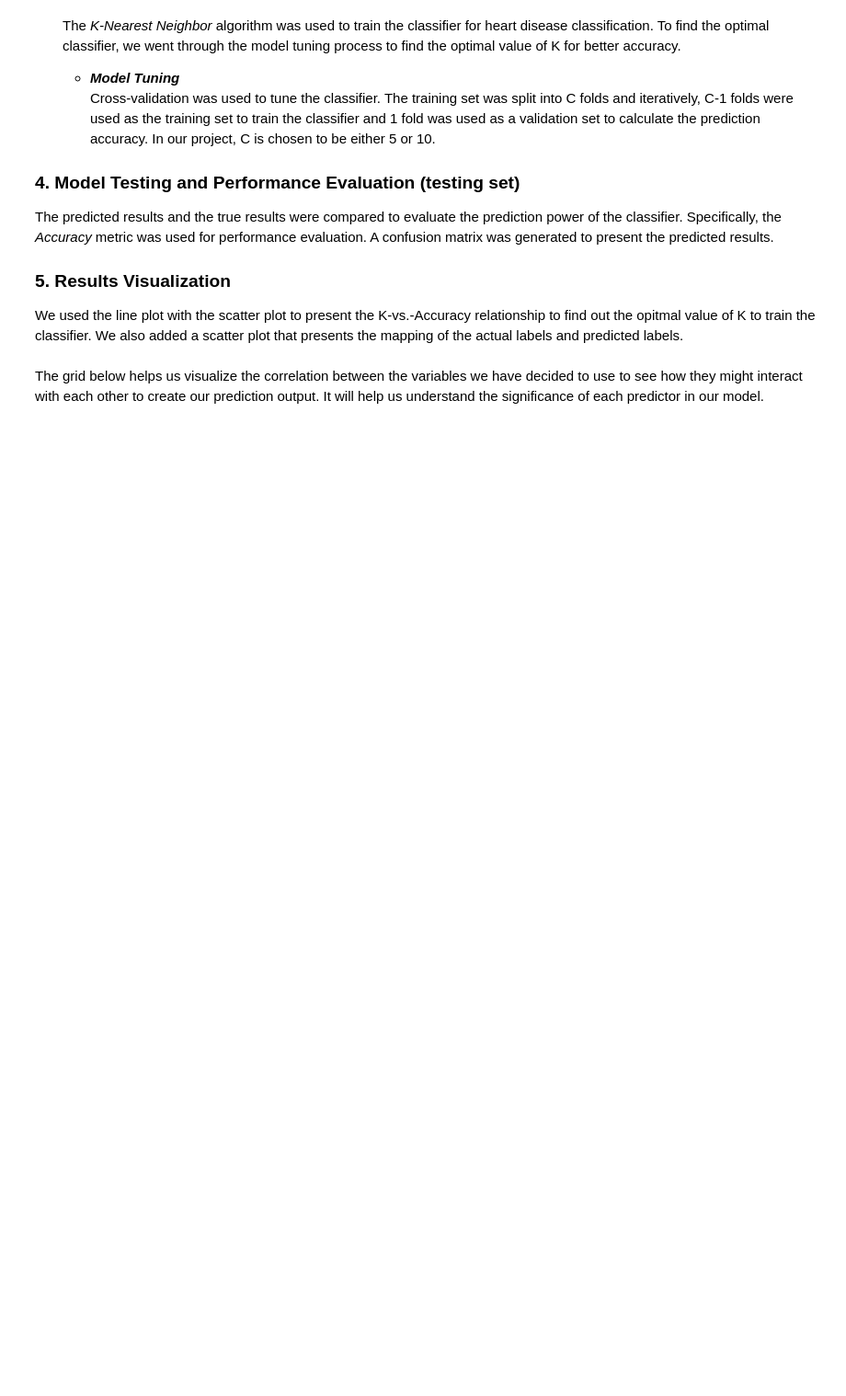
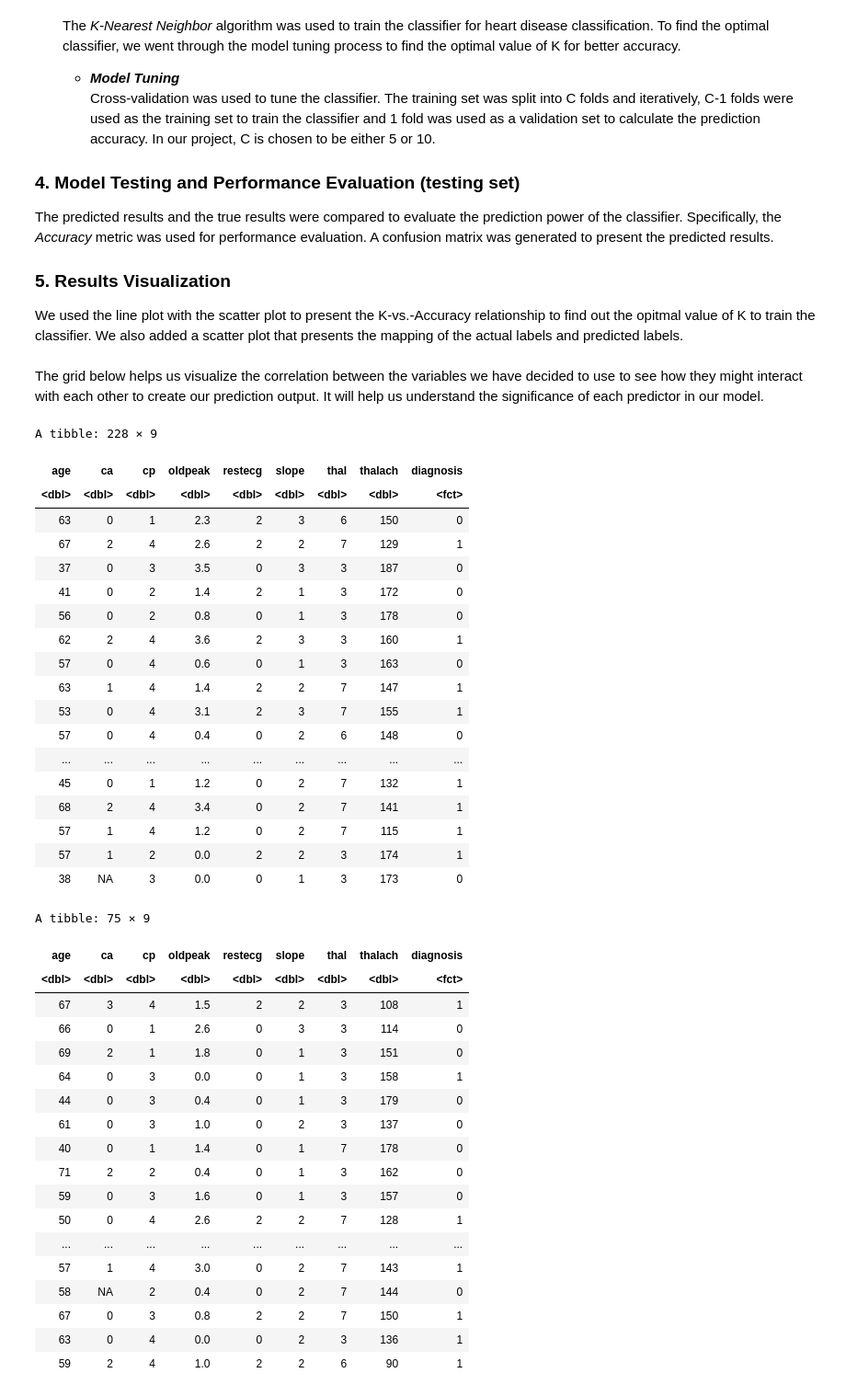
Before and after one commit to acholj/Updated-DSCI-Group-Project, a Jupyter notebook: Heart_Disease_Report.ipynb, the cells around one changed output. Shown at 92% size. Saved outputs shown, nothing was run; the diff lists cells and outputs as text; code cells hidden in the pictures; blank space fills up the shorter version.

```diff
--- a/Heart_Disease_Report.ipynb
+++ b/Heart_Disease_Report.ipynb
@@ -440,3 +440,48 @@ options(repr.plot.width=12,repr.plot.height = 12)
 ggpairs(heart_train, columns = 1:5, ggplot2::aes(colour = diagnosis))
 
 # Source: https://www.r-graph-gallery.com/199-correlation-matrix-with-ggally.html#:~:text=The%20ggpairs()%20function%20of,is%20available%20on%20the%20diagonal.
+# %%
+heart_train_selected <- heart_train %>% select(age,ca,cp,oldpeak,restecg,slope, thal, thalach, diagnosis)
+heart_test_selected <- heart_test %>% select(age,ca,cp,oldpeak,restecg,slope, thal, thalach, diagnosis)
+
+heart_train_selected
+heart_test_selected
+# %% [output]
+A tibble: 228 × 9
+| age | ca | cp | oldpeak | restecg | slope | thal | thalach | diagnosis |
+| <dbl> | <dbl> | <dbl> | <dbl> | <dbl> | <dbl> | <dbl> | <dbl> | <fct> |
+| 63 | 0 | 1 | 2.3 | 2 | 3 | 6 | 150 | 0 |
+| 67 | 2 | 4 | 2.6 | 2 | 2 | 7 | 129 | 1 |
+| 37 | 0 | 3 | 3.5 | 0 | 3 | 3 | 187 | 0 |
+| 41 | 0 | 2 | 1.4 | 2 | 1 | 3 | 172 | 0 |
+| 56 | 0 | 2 | 0.8 | 0 | 1 | 3 | 178 | 0 |
+| 62 | 2 | 4 | 3.6 | 2 | 3 | 3 | 160 | 1 |
+| 57 | 0 | 4 | 0.6 | 0 | 1 | 3 | 163 | 0 |
+| 63 | 1 | 4 | 1.4 | 2 | 2 | 7 | 147 | 1 |
+| 53 | 0 | 4 | 3.1 | 2 | 3 | 7 | 155 | 1 |
+| 57 | 0 | 4 | 0.4 | 0 | 2 | 6 | 148 | 0 |
+| ... | ... | ... | ... | ... | ... | ... | ... | ... |
+| 45 | 0 | 1 | 1.2 | 0 | 2 | 7 | 132 | 1 |
+| 68 | 2 | 4 | 3.4 | 0 | 2 | 7 | 141 | 1 |
+| 57 | 1 | 4 | 1.2 | 0 | 2 | 7 | 115 | 1 |
+| 57 | 1 | 2 | 0.0 | 2 | 2 | 3 | 174 | 1 |
+| 38 | NA | 3 | 0.0 | 0 | 1 | 3 | 173 | 0 |
+A tibble: 75 × 9
+| age | ca | cp | oldpeak | restecg | slope | thal | thalach | diagnosis |
+| <dbl> | <dbl> | <dbl> | <dbl> | <dbl> | <dbl> | <dbl> | <dbl> | <fct> |
+| 67 | 3 | 4 | 1.5 | 2 | 2 | 3 | 108 | 1 |
+| 66 | 0 | 1 | 2.6 | 0 | 3 | 3 | 114 | 0 |
+| 69 | 2 | 1 | 1.8 | 0 | 1 | 3 | 151 | 0 |
+| 64 | 0 | 3 | 0.0 | 0 | 1 | 3 | 158 | 1 |
+| 44 | 0 | 3 | 0.4 | 0 | 1 | 3 | 179 | 0 |
+| 61 | 0 | 3 | 1.0 | 0 | 2 | 3 | 137 | 0 |
+| 40 | 0 | 1 | 1.4 | 0 | 1 | 7 | 178 | 0 |
+| 71 | 2 | 2 | 0.4 | 0 | 1 | 3 | 162 | 0 |
+| 59 | 0 | 3 | 1.6 | 0 | 1 | 3 | 157 | 0 |
+| 50 | 0 | 4 | 2.6 | 2 | 2 | 7 | 128 | 1 |
+| ... | ... | ... | ... | ... | ... | ... | ... | ... |
+| 57 | 1 | 4 | 3.0 | 0 | 2 | 7 | 143 | 1 |
+| 58 | NA | 2 | 0.4 | 0 | 2 | 7 | 144 | 0 |
+| 67 | 0 | 3 | 0.8 | 2 | 2 | 7 | 150 | 1 |
+| 63 | 0 | 4 | 0.0 | 0 | 2 | 3 | 136 | 1 |
+| 59 | 2 | 4 | 1.0 | 2 | 2 | 6 | 90 | 1 |
```
Also changed, not shown: parts of 16 cells of this notebook.
